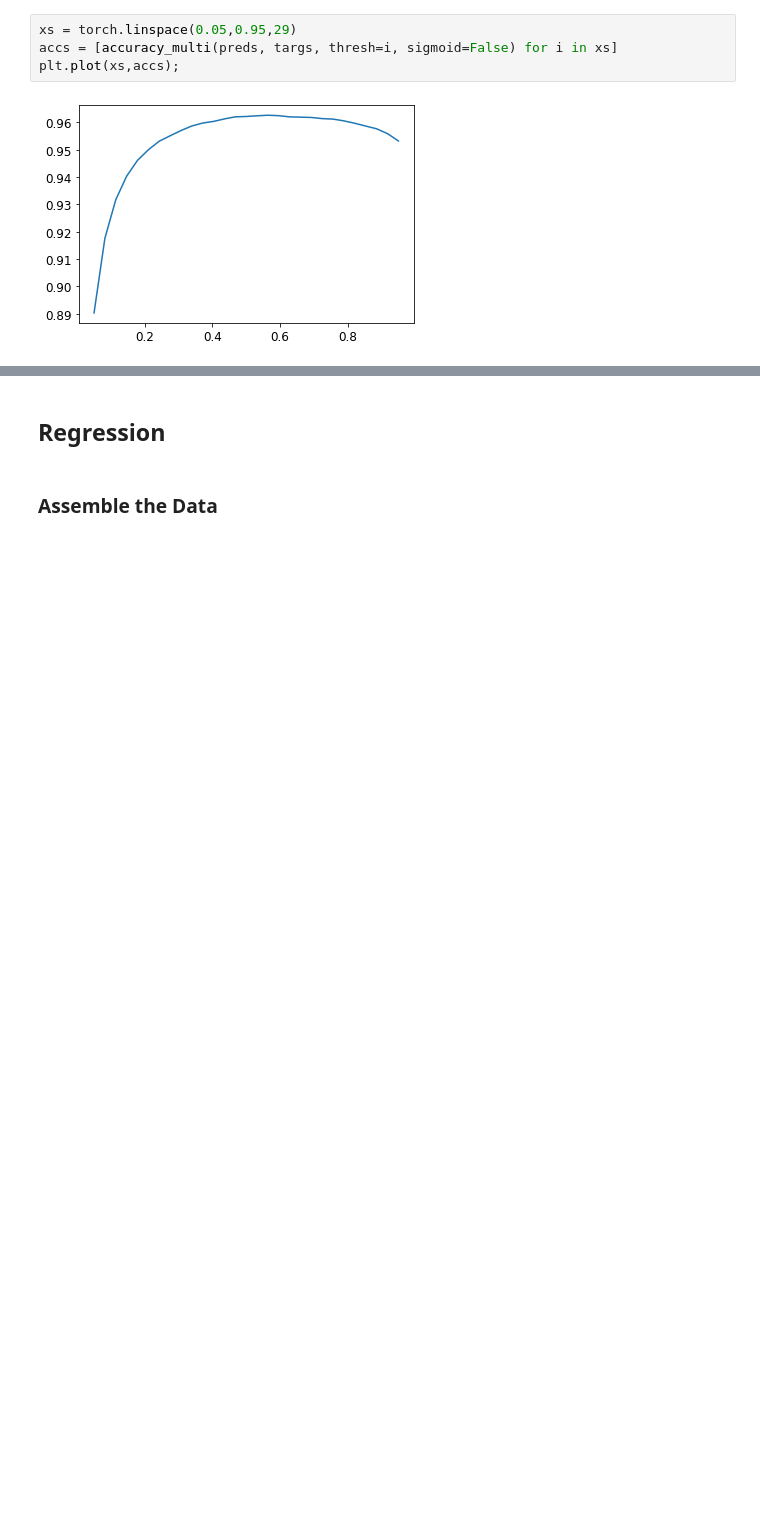
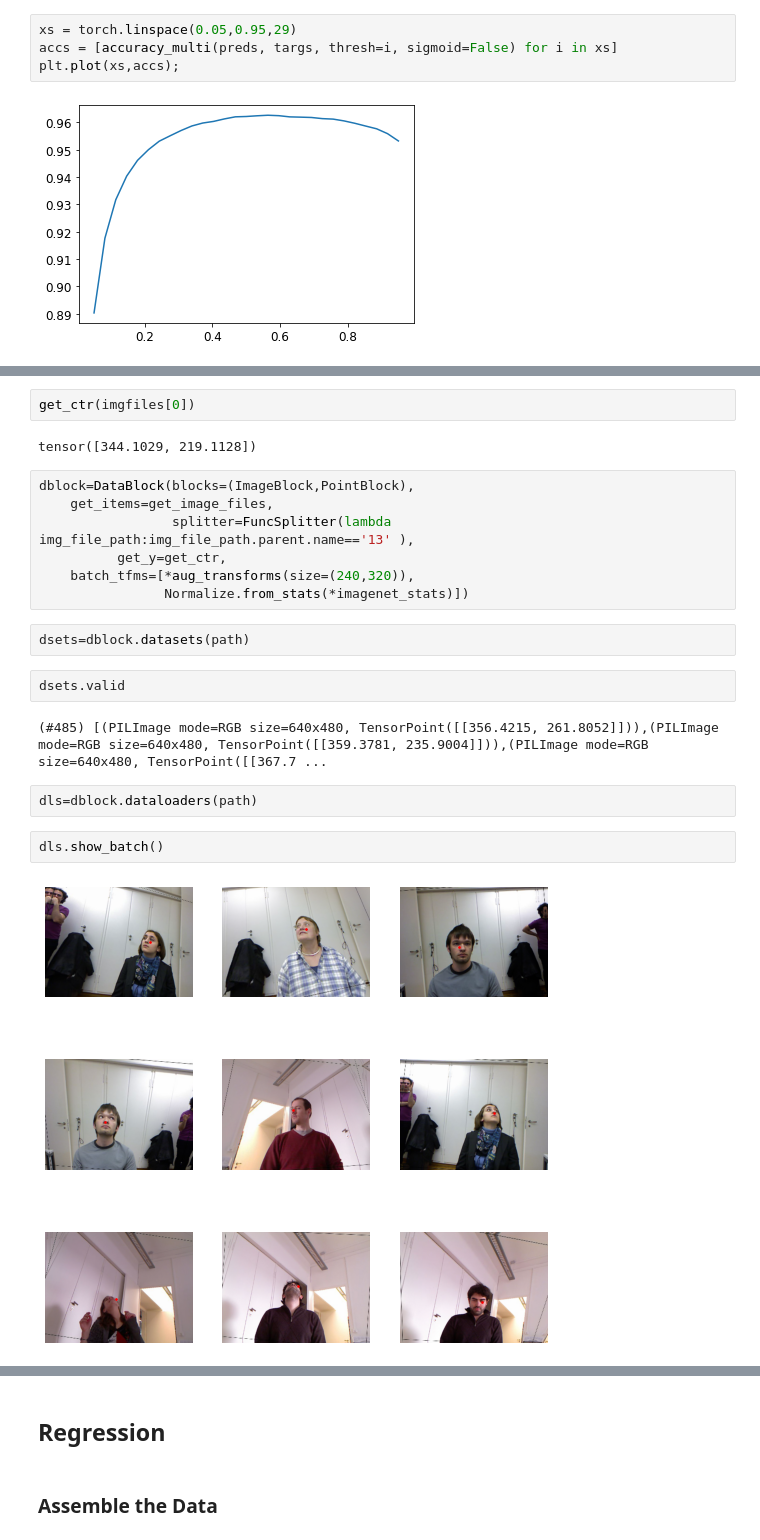
Before and after one commit to epm2wi/fastbook, a Jupyter notebook: clean/06_multicat.ipynb, the cells around one changed output, grey strips where cells are left out. Drawn from its saved outputs; the diff is of its cells as text; blank space fills up the shorter version.

```diff
--- a/clean/06_multicat.ipynb
+++ b/clean/06_multicat.ipynb
@@ -430,0 +452,23 @@ plt.plot(xs,accs);
+# %%
+get_ctr(imgfiles[0])
+# %% [output]
+tensor([344.1029, 219.1128])
+# %%
+dblock=DataBlock(blocks=(ImageBlock,PointBlock),
+    get_items=get_image_files,
+                 splitter=FuncSplitter(lambda img_file_path:img_file_path.parent.name=='13' ),
+          get_y=get_ctr,
+    batch_tfms=[*aug_transforms(size=(240,320)),
+                Normalize.from_stats(*imagenet_stats)])
+# %%
+dsets=dblock.datasets(path)
+# %%
+dsets.valid
+# %% [output]
+(#485) [(PILImage mode=RGB size=640x480, TensorPoint([[356.4215, 261.8052]])),(PILImage mode=RGB size=640x480, TensorPoint([[359.3781, 235.9004]])),(PILImage mode=RGB size=640x480, TensorPoint([[367.7 ...
+# %%
+dls=dblock.dataloaders(path)
+# %%
+dls.show_batch()
+# %% [output]
+[figure, added]
```
Also changed, not shown: parts of 20 cells of this notebook.
